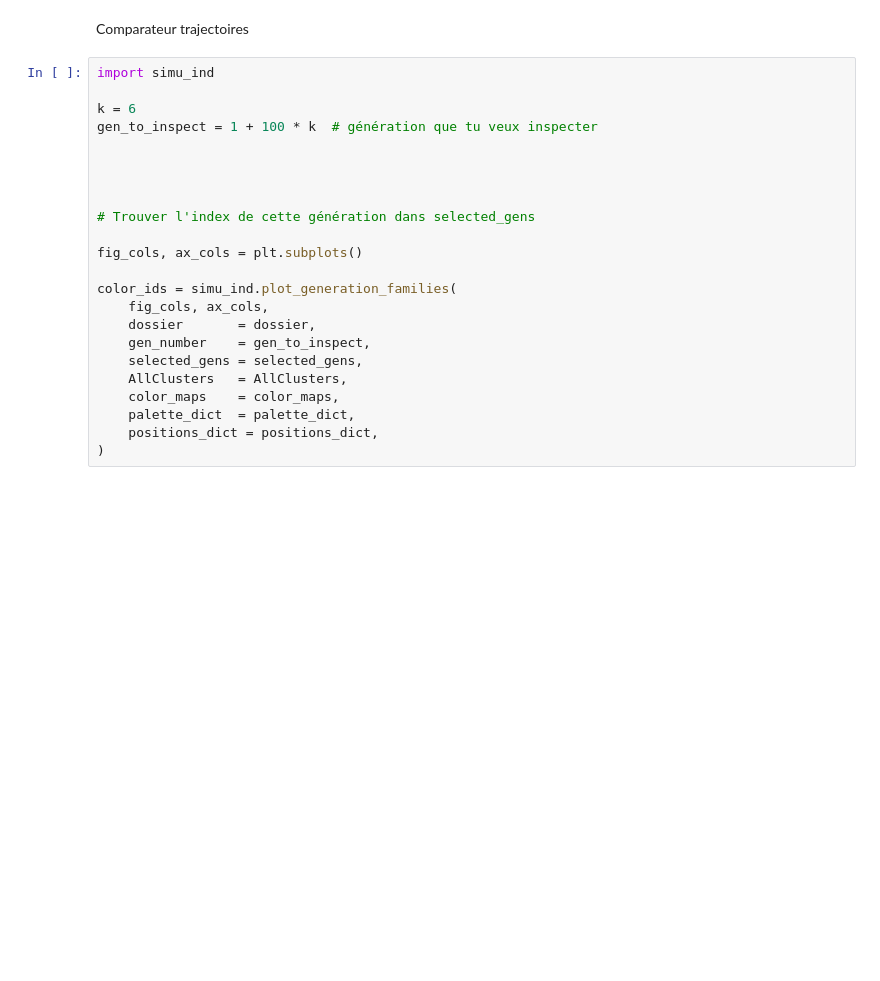
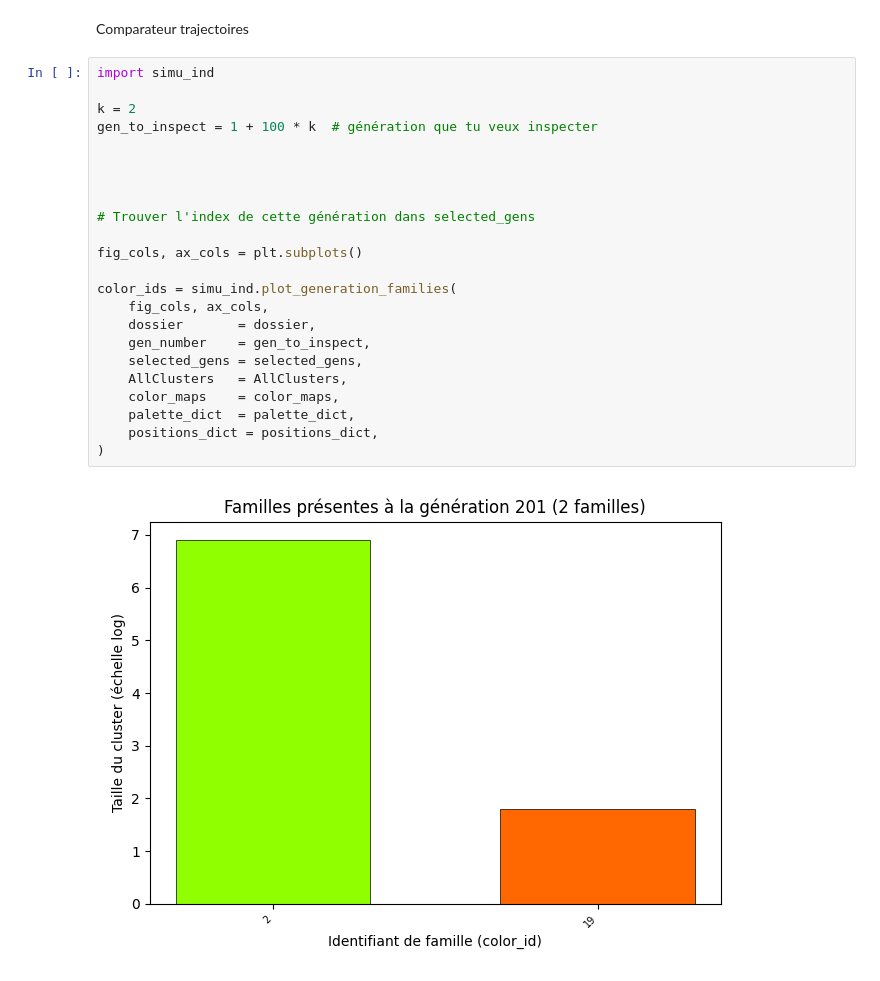
Before and after one commit to ooooMaXoooo/TIPE, a Jupyter notebook: SimuApp/simulation_data/stats_ntb.ipynb, the cells around one changed output. Cells and saved outputs as stored; diff of their text form; blank space fills up the shorter version.

```diff
--- a/SimuApp/simulation_data/stats_ntb.ipynb
+++ b/SimuApp/simulation_data/stats_ntb.ipynb
@@ -42,26 +42,28 @@ Comparateur trajectoires
 # %%
 import simu_ind
 
-k = 6
+k = 2
 gen_to_inspect = 1 + 100 * k  # génération que tu veux inspecter
 
 
 
 
 # Trouver l'index de cette génération dans selected_gens
 
 fig_cols, ax_cols = plt.subplots()
 
 color_ids = simu_ind.plot_generation_families(
     fig_cols, ax_cols,
     dossier       = dossier,
     gen_number    = gen_to_inspect,
     selected_gens = selected_gens,
     AllClusters   = AllClusters,
     color_maps    = color_maps,
     palette_dict  = palette_dict,
     positions_dict = positions_dict,
 )
+# %% [output]
+[figure, added]
 # %%
 
 
```
Also changed, not shown: parts of 4 cells of this notebook, 5 other files.
